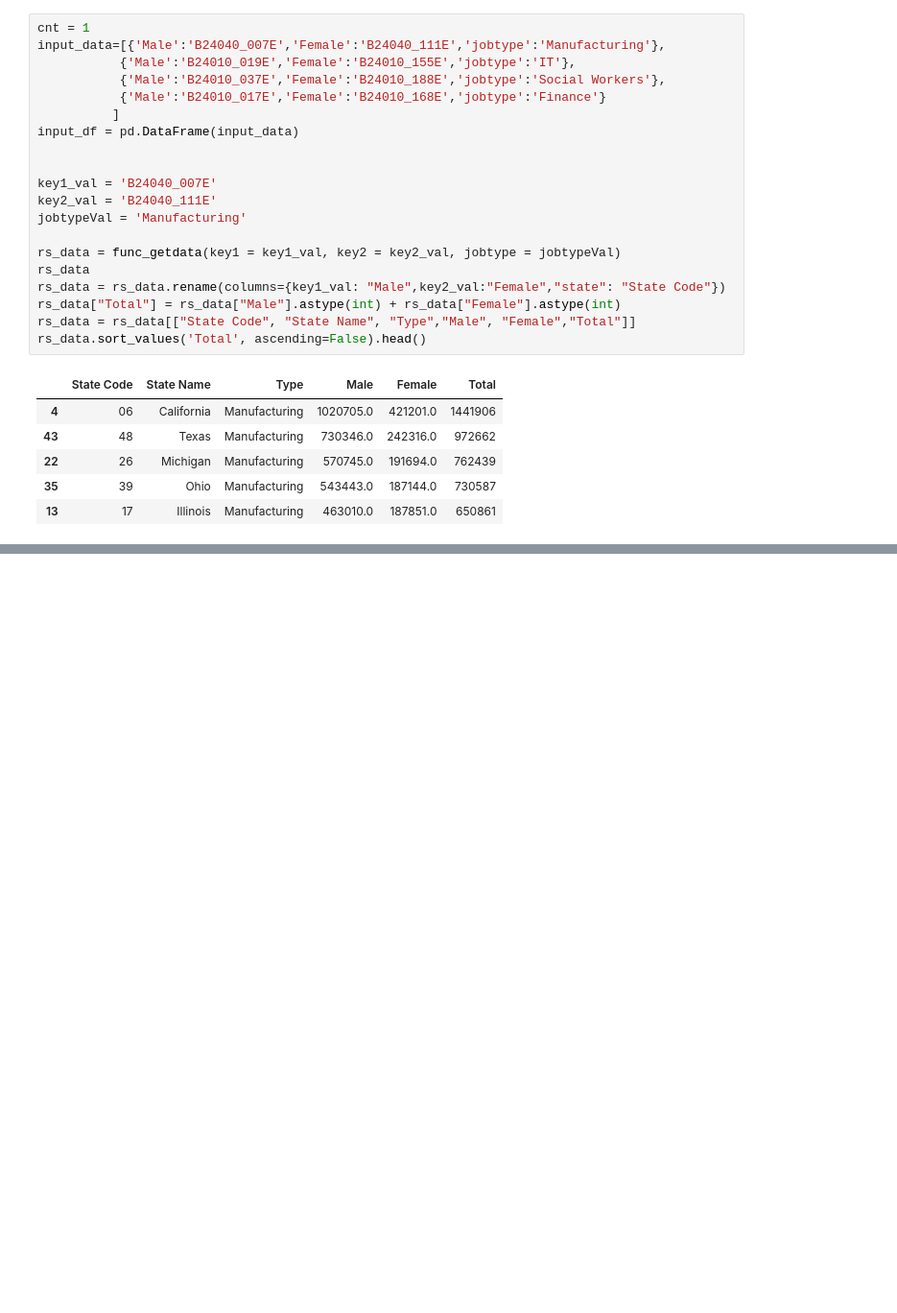
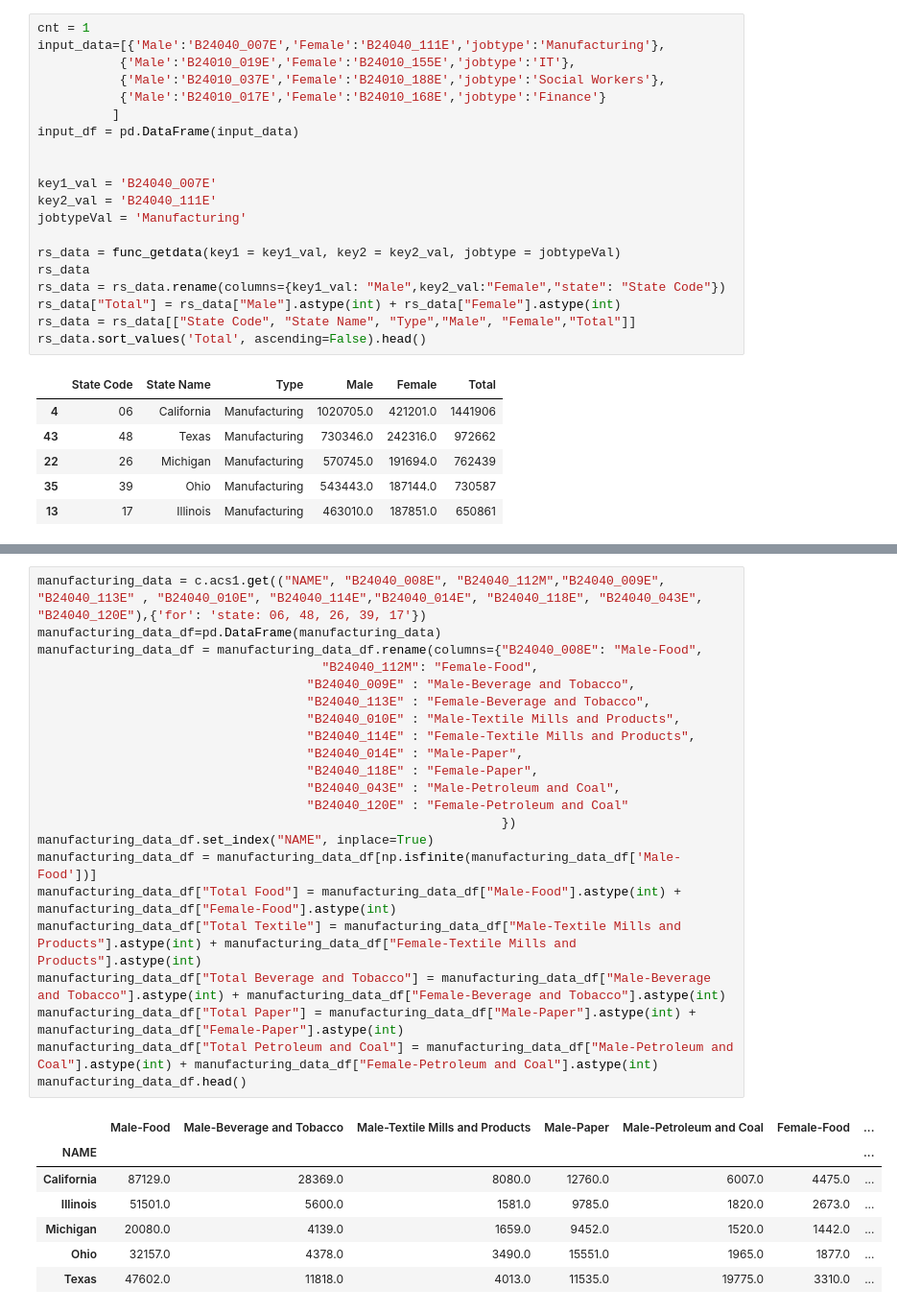
Before and after one commit to scooops94/Project_CSS, a Jupyter notebook: Census_Demo.ipynb, the cells around one changed output, grey strips where cells are left out. Shown: that part at 96% size. Drawn from its saved outputs; the diff is of its cells as text; blank space fills up the shorter version.

```diff
--- a/Census_Demo.ipynb
+++ b/Census_Demo.ipynb
@@ -171,0 +277,30 @@ rs_data.sort_values('Total', ascending=False).head()
+# %%
+manufacturing_data = c.acs1.get(("NAME", "B24040_008E", "B24040_112M","B24040_009E", "B24040_113E" , "B24040_010E", "B24040_114E","B24040_014E", "B24040_118E", "B24040_043E", "B24040_120E"),{'for': 'state: 06, 48, 26, 39, 17'})
+manufacturing_data_df=pd.DataFrame(manufacturing_data)
+manufacturing_data_df = manufacturing_data_df.rename(columns={"B24040_008E": "Male-Food",
+                                      "B24040_112M": "Female-Food",
+                                    "B24040_009E" : "Male-Beverage and Tobacco",
+                                    "B24040_113E" : "Female-Beverage and Tobacco",
+                                    "B24040_010E" : "Male-Textile Mills and Products",
+                                    "B24040_114E" : "Female-Textile Mills and Products",
+                                    "B24040_014E" : "Male-Paper",
+                                    "B24040_118E" : "Female-Paper",
+                                    "B24040_043E" : "Male-Petroleum and Coal",
+                                    "B24040_120E" : "Female-Petroleum and Coal"
+                                                              })
+manufacturing_data_df.set_index("NAME", inplace=True)
+manufacturing_data_df = manufacturing_data_df[np.isfinite(manufacturing_data_df['Male-Food'])]
+manufacturing_data_df["Total Food"] = manufacturing_data_df["Male-Food"].astype(int) + manufacturing_data_df["Female-Food"].astype(int)
+manufacturing_data_df["Total Textile"] = manufacturing_data_df["Male-Textile Mills and Products"].astype(int) + manufacturing_data_df["Female-Textile Mills and Products"].astype(int)
+manufacturing_data_df["Total Beverage and Tobacco"] = manufacturing_data_df["Male-Beverage and Tobacco"].astype(int) + manufacturing_data_df["Female-Beverage and Tobacco"].astype(int)
+manufacturing_data_df["Total Paper"] = manufacturing_data_df["Male-Paper"].astype(int) + manufacturing_data_df["Female-Paper"].astype(int)
+manufacturing_data_df["Total Petroleum and Coal"] = manufacturing_data_df["Male-Petroleum and Coal"].astype(int) + manufacturing_data_df["Female-Petroleum and Coal"].astype(int)
+manufacturing_data_df.head()
+# %% [output]
+|  | Male-Food | Male-Beverage and Tobacco | Male-Textile Mills and Products | Male-Paper | Male-Petroleum and Coal | Female-Food | ... |
+| NAME |  |  |  |  |  |  | ... |
+| California | 87129.0 | 28369.0 | 8080.0 | 12760.0 | 6007.0 | 4475.0 | ... |
+| Illinois | 51501.0 | 5600.0 | 1581.0 | 9785.0 | 1820.0 | 2673.0 | ... |
+| Michigan | 20080.0 | 4139.0 | 1659.0 | 9452.0 | 1520.0 | 1442.0 | ... |
+| Ohio | 32157.0 | 4378.0 | 3490.0 | 15551.0 | 1965.0 | 1877.0 | ... |
+| Texas | 47602.0 | 11818.0 | 4013.0 | 11535.0 | 19775.0 | 3310.0 | ... |
```
Also changed, not shown: parts of 17 cells of this notebook.
